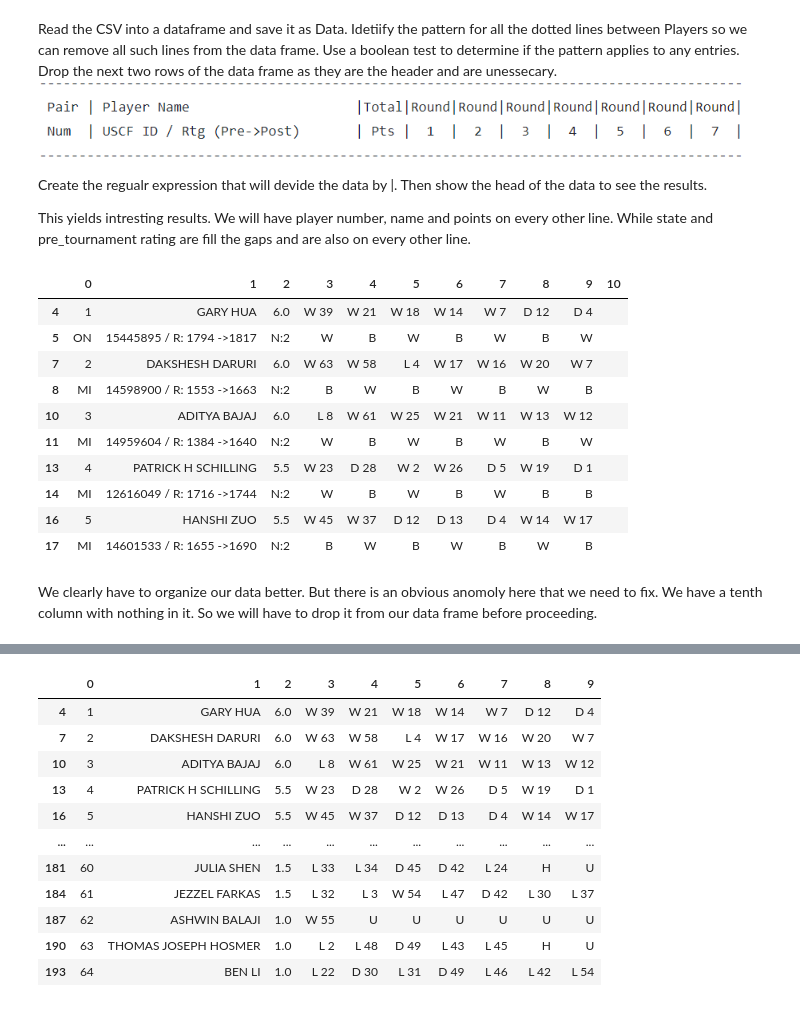
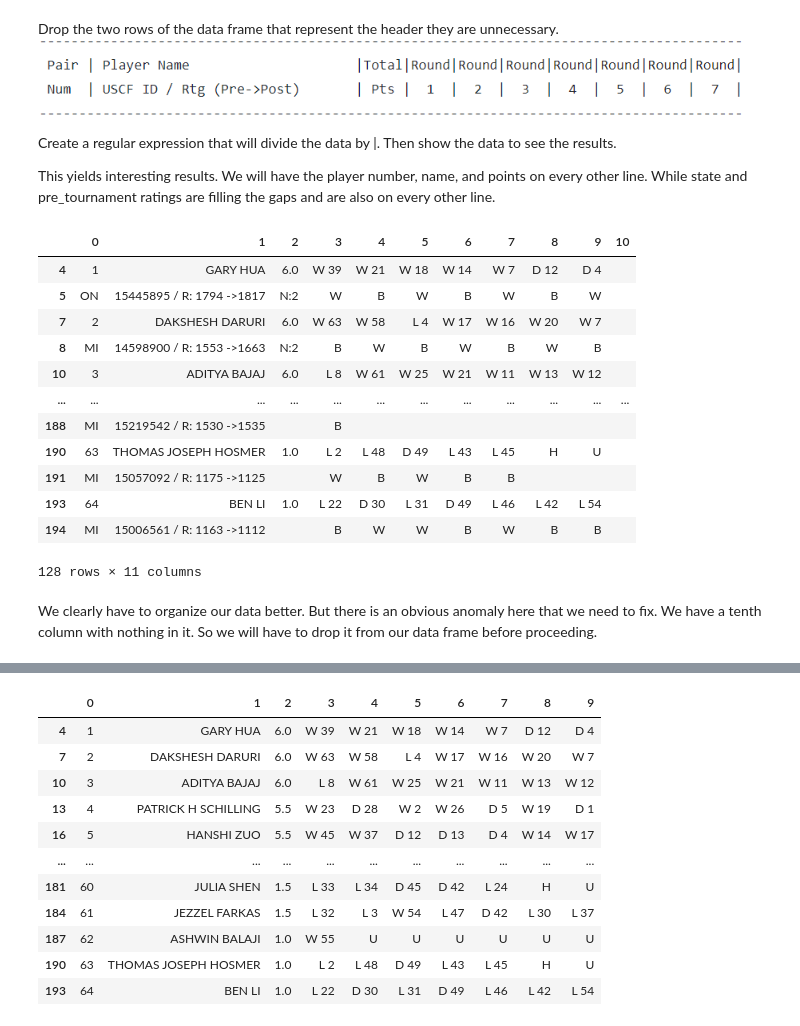
Before and after one commit to Danjstr/AIM-5001, a Jupyter notebook: Copy_of_D_Strauss_Project_3.ipynb, the cells around one changed output, grey strips where cells are left out. Cells and saved outputs as stored; diff of their text form; code cells hidden in the pictures.

```diff
--- a/Copy_of_D_Strauss_Project_3.ipynb
+++ b/Copy_of_D_Strauss_Project_3.ipynb
@@ -20,43 +47,33 @@ Saving tournamentinfo.txt to tournamentinfo (10).txt
 # %% [markdown]
-Read the CSV into a dataframe and save it as Data. Idetiify the pattern for all the dotted lines between Players so we can remove all such lines from the data frame. Use a boolean test to determine if the pattern applies to any entries. Drop the next two rows of the data frame as they are the header and are unessecary.
+Drop the two rows of the data frame that represent the header they are unnecessary.
 ![Screenshot (90).png](embedded-picture-1)
 
-Create the regualr expression that will devide the data by |.
-Then show the head of the data to see the results.
+Create a regular expression that will divide the data by |.
+Then show the data to see the results.
 
-This yields intresting results. We will have player number, name and points on every other line. While state and pre_tournament rating are fill the gaps and are also on every other line.
+This yields interesting results. We will have the player number, name, and points on every other line. While state and pre_tournament ratings are filling the gaps and are also on every other line.
-# %%
-# Import the your tet file and save it to a dataframe
-Data = pd.read_csv('tournamentinfo.txt', header = None)
-
-# Create a pattern that includes what I want to delete from the data and save it to variable
-Pattern = '\---+'
-
-# Create a boolean test: from the data, if the pattern applies to the row, mark True, and if not, False
-test = Data[0].str.contains(Pattern)
-
-# Choose only rows with a False boolean from the test
-False_Result=Data[~test]
-
-# Dropping the first 2 rows that are headers
-False_Result=False_Result.drop([1,2])
-
-# Create a regex to separate the data and return it into separated columns with the split() function.
-split_d = False_Result[0].str.split("|", expand = True)
-
-# Print first 10 rows
-split_d.head(10)
-# %% [output]
-|  | 0 | 1 | 2 | 3 | 4 | 5 | 6 | 7 | 8 | 9 | 10 |
-| 4 | 1 | GARY HUA | 6.0 | W 39 | W 21 | W 18 | W 14 | W 7 | D 12 | D 4 |  |
-| 5 | ON | 15445895 / R: 1794 ->1817 | N:2 | W | B | W | B | W | B | W |  |
-| 7 | 2 | DAKSHESH DARURI | 6.0 | W 63 | W 58 | L 4 | W 17 | W 16 | W 20 | W 7 |  |
-| 8 | MI | 14598900 / R: 1553 ->1663 | N:2 | B | W | B | W | B | W | B |  |
-| 10 | 3 | ADITYA BAJAJ | 6.0 | L 8 | W 61 | W 25 | W 21 | W 11 | W 13 | W 12 |  |
-| 11 | MI | 14959604 / R: 1384 ->1640 | N:2 | W | B | W | B | W | B | W |  |
-| 13 | 4 | PATRICK H SCHILLING | 5.5 | W 23 | D 28 | W 2 | W 26 | D 5 | W 19 | D 1 |  |
-| 14 | MI | 12616049 / R: 1716 ->1744 | N:2 | W | B | W | B | W | B | B |  |
-| 16 | 5 | HANSHI ZUO | 5.5 | W 45 | W 37 | D 12 | D 13 | D 4 | W 14 | W 17 |  |
-| 17 | MI | 14601533 / R: 1655 ->1690 | N:2 | B | W | B | W | B | W | B |  |
+# %%
+# Drop the first 2 rows, the header is unnecessary
+Lines_Removed=Lines_Removed.drop([1,2])
+
+# Create a regex to separate the data
+split_d = Lines_Removed[0].str.split("|", expand = True)
+
+# Show the results
+split_d
+# %% [output]
+|  | 0 | 1 | 2 | 3 | 4 | 5 | 6 | 7 | 8 | 9 | 10 |
+| 4 | 1 | GARY HUA | 6.0 | W 39 | W 21 | W 18 | W 14 | W 7 | D 12 | D 4 |  |
+| 5 | ON | 15445895 / R: 1794 ->1817 | N:2 | W | B | W | B | W | B | W |  |
+| 7 | 2 | DAKSHESH DARURI | 6.0 | W 63 | W 58 | L 4 | W 17 | W 16 | W 20 | W 7 |  |
+| 8 | MI | 14598900 / R: 1553 ->1663 | N:2 | B | W | B | W | B | W | B |  |
+| 10 | 3 | ADITYA BAJAJ | 6.0 | L 8 | W 61 | W 25 | W 21 | W 11 | W 13 | W 12 |  |
+| ... | ... | ... | ... | ... | ... | ... | ... | ... | ... | ... | ... |
+| 188 | MI | 15219542 / R: 1530 ->1535 |  | B |  |  |  |  |  |  |  |
+| 190 | 63 | THOMAS JOSEPH HOSMER | 1.0 | L 2 | L 48 | D 49 | L 43 | L 45 | H | U |  |
+| 191 | MI | 15057092 / R: 1175 ->1125 |  | W | B | W | B | B |  |  |  |
+| 193 | 64 | BEN LI | 1.0 | L 22 | D 30 | L 31 | D 49 | L 46 | L 42 | L 54 |  |
+| 194 | MI | 15006561 / R: 1163 ->1112 |  | B | W | W | B | W | B | B |  |
+128 rows × 11 columns
 # %% [markdown]
-We clearly have to organize our data better. But there is an obvious anomoly here that we need to fix. We have a tenth column with nothing in it. So we will have to drop it from our data frame before proceeding.
+We clearly have to organize our data better. But there is an obvious anomaly here that we need to fix. We have a tenth column with nothing in it. So we will have to drop it from our data frame before proceeding.
```
Also changed, not shown: parts of 41 cells of this notebook.
